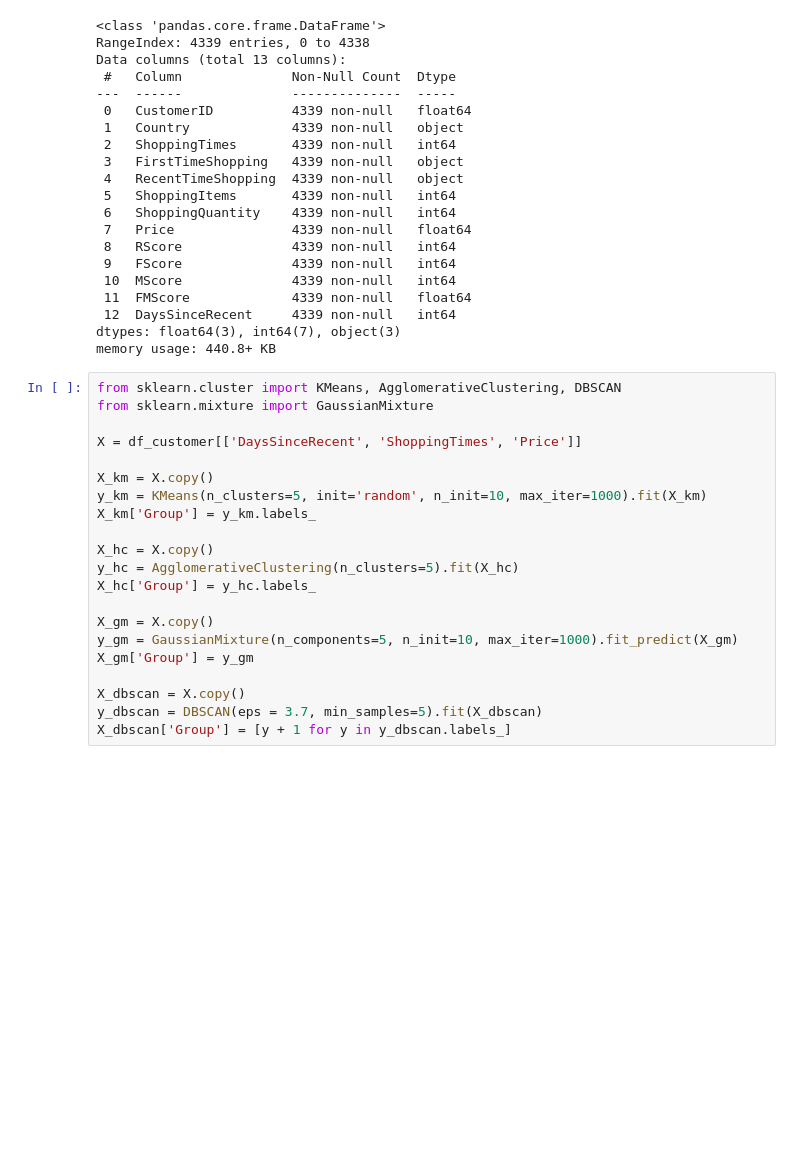
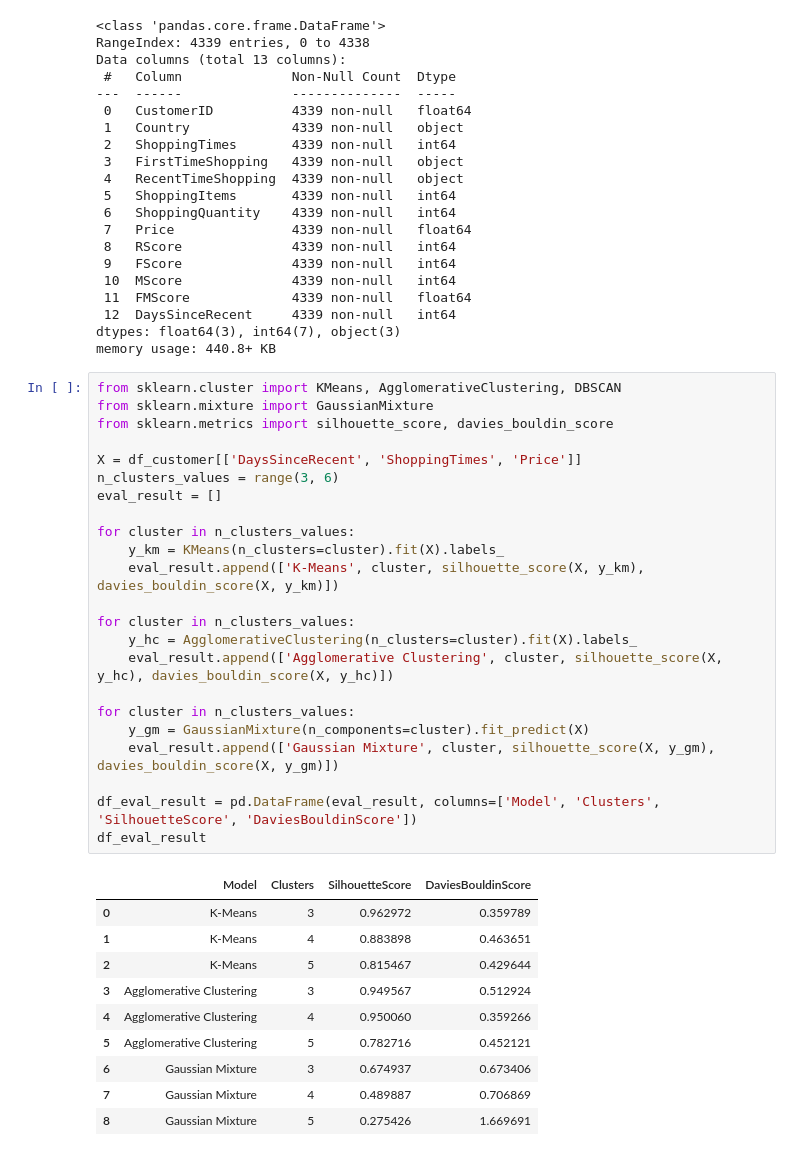
Before and after one commit to Komsan-Kongwongsupak/customers-segmentation, a Jupyter notebook: customers-segmentation.ipynb, the cells around one changed output. Saved outputs shown, nothing was run; the diff lists cells and outputs as text; blank space fills up the shorter version.

```diff
--- a/customers-segmentation.ipynb
+++ b/customers-segmentation.ipynb
@@ -400,24 +400,37 @@ Data columns (total 13 columns):
  12  DaysSinceRecent     4339 non-null   int64
 dtypes: float64(3), int64(7), object(3)
 memory usage: 440.8+ KB
-# %%
-from sklearn.cluster import KMeans, AgglomerativeClustering, DBSCAN
-from sklearn.mixture import GaussianMixture
-
-X = df_customer[['DaysSinceRecent', 'ShoppingTimes', 'Price']]
-
-X_km = X.copy()
-y_km = KMeans(n_clusters=5, init='random', n_init=10, max_iter=1000).fit(X_km)
-X_km['Group'] = y_km.labels_
-
-X_hc = X.copy()
-y_hc = AgglomerativeClustering(n_clusters=5).fit(X_hc)
-X_hc['Group'] = y_hc.labels_
-
-X_gm = X.copy()
-y_gm = GaussianMixture(n_components=5, n_init=10, max_iter=1000).fit_predict(X_gm)
-X_gm['Group'] = y_gm
-
-X_dbscan = X.copy()
-y_dbscan = DBSCAN(eps = 3.7, min_samples=5).fit(X_dbscan)
-X_dbscan['Group'] = [y + 1 for y in y_dbscan.labels_]
+# %%
+from sklearn.cluster import KMeans, AgglomerativeClustering, DBSCAN
+from sklearn.mixture import GaussianMixture
+from sklearn.metrics import silhouette_score, davies_bouldin_score
+
+X = df_customer[['DaysSinceRecent', 'ShoppingTimes', 'Price']]
+n_clusters_values = range(3, 6)
+eval_result = []
+
+for cluster in n_clusters_values:
+    y_km = KMeans(n_clusters=cluster).fit(X).labels_
+    eval_result.append(['K-Means', cluster, silhouette_score(X, y_km), davies_bouldin_score(X, y_km)])
+
+for cluster in n_clusters_values:
+    y_hc = AgglomerativeClustering(n_clusters=cluster).fit(X).labels_
+    eval_result.append(['Agglomerative Clustering', cluster, silhouette_score(X, y_hc), davies_bouldin_score(X, y_hc)])
+
+for cluster in n_clusters_values:
+    y_gm = GaussianMixture(n_components=cluster).fit_predict(X)
+    eval_result.append(['Gaussian Mixture', cluster, silhouette_score(X, y_gm), davies_bouldin_score(X, y_gm)])
+
+df_eval_result = pd.DataFrame(eval_result, columns=['Model', 'Clusters', 'SilhouetteScore', 'DaviesBouldinScore'])
+df_eval_result
+# %% [output]
+|  | Model | Clusters | SilhouetteScore | DaviesBouldinScore |
+| 0 | K-Means | 3 | 0.962972 | 0.359789 |
+| 1 | K-Means | 4 | 0.883898 | 0.463651 |
+| 2 | K-Means | 5 | 0.815467 | 0.429644 |
+| 3 | Agglomerative Clustering | 3 | 0.949567 | 0.512924 |
+| 4 | Agglomerative Clustering | 4 | 0.950060 | 0.359266 |
+| 5 | Agglomerative Clustering | 5 | 0.782716 | 0.452121 |
+| 6 | Gaussian Mixture | 3 | 0.674937 | 0.673406 |
+| 7 | Gaussian Mixture | 4 | 0.489887 | 0.706869 |
+| 8 | Gaussian Mixture | 5 | 0.275426 | 1.669691 |
```
Also changed, not shown: parts of 7 cells of this notebook.
